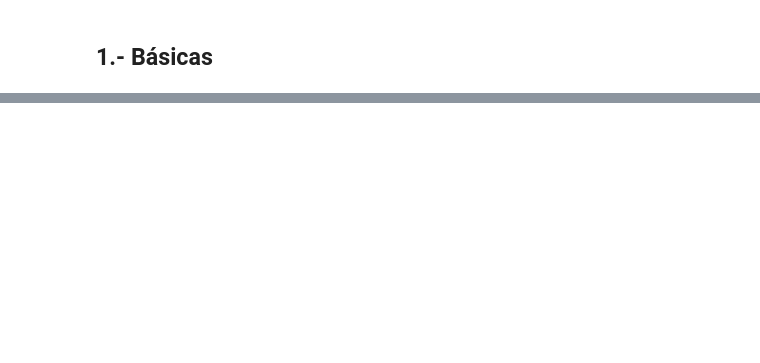
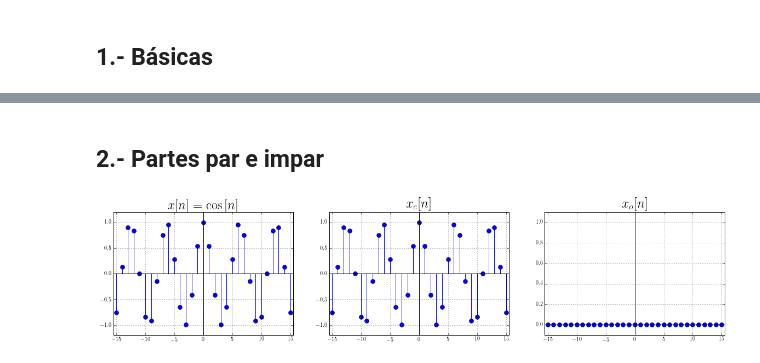
Before and after one commit to j3parera/skdsp, a Jupyter notebook: scikit-dsp/jupyter/notebooks/signals.ipynb, the cells around one changed output, grey strips where cells are left out. Saved outputs shown, nothing was run; the diff lists cells and outputs as text; code cells hidden in the pictures; blank space fills up the shorter version.

Commit message:
even and odd parts

```diff
--- a/scikit-dsp/jupyter/notebooks/signals.ipynb
+++ b/scikit-dsp/jupyter/notebooks/signals.ipynb
@@ -57,0 +58,2 @@ interact(s1, sg=('delta', 'step', 'ramp', 'rect', 'triang', 'sin', 'cos'),
+# %% [markdown]
+## 2.- Partes par e impar
@@ -57,0 +122,6 @@ interact(s1, sg=('delta', 'step', 'ramp', 'rect', 'triang', 'sin', 'cos'),
+# %%
+interact(s2, sg=('delta', 'step', 'ramp', 'rect', 'triang', 'sin', 'cos'),
+         part=('none', 'even', 'odd'),
+         width=(1, 30, 2), delay=(-15, 15));
+# %% [output]
+[figure, added]
```
Also changed, not shown: parts of 2 cells of this notebook, 4 other files.
